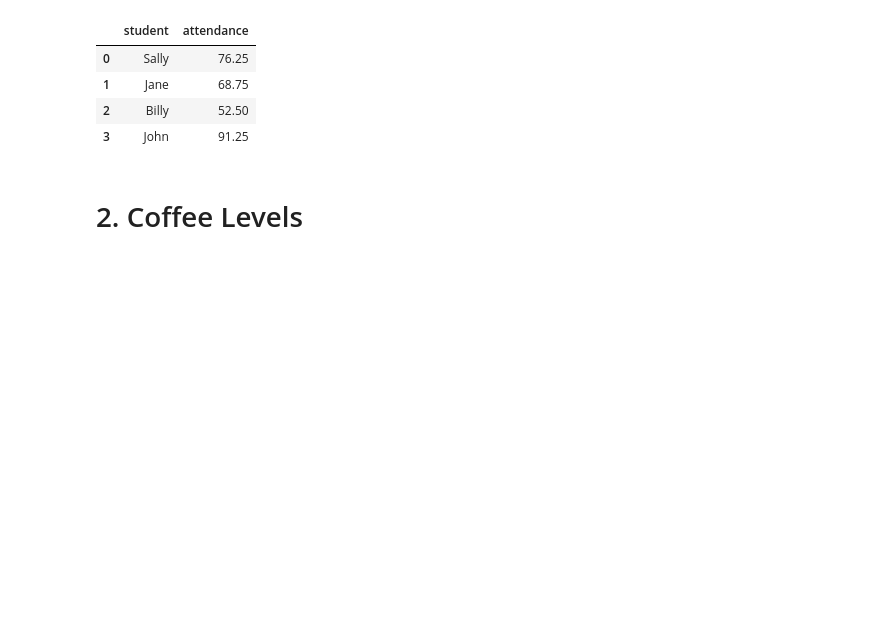
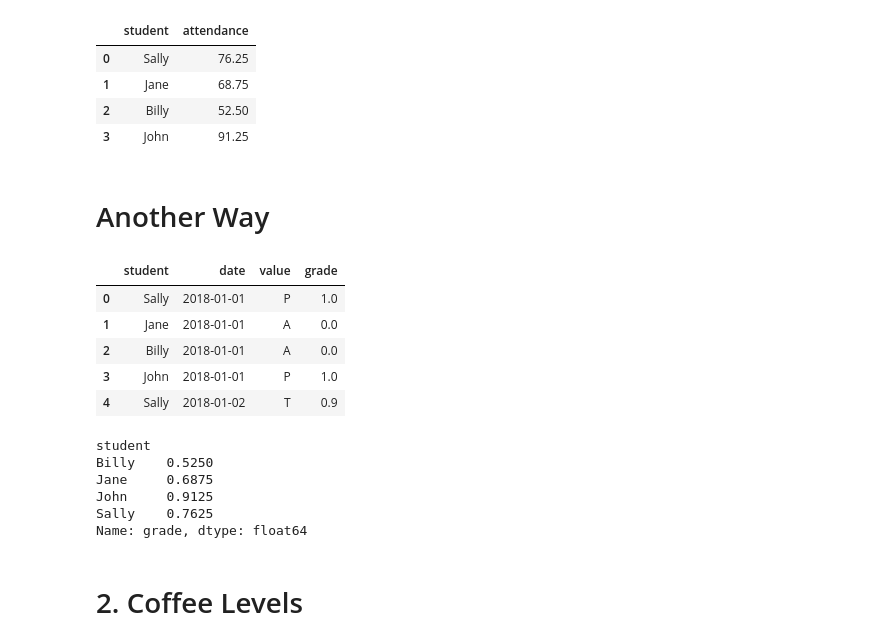
Before and after one commit to ThompsonBethany01/classification-exercises, a Jupyter notebook: tidy_data.ipynb, the cells around one changed output. Saved outputs shown, nothing was run; the diff lists cells and outputs as text; code cells hidden in the pictures; blank space fills up the shorter version.

```diff
--- a/tidy_data.ipynb
+++ b/tidy_data.ipynb
@@ -88,6 +88,42 @@ attendance_df.drop(columns,axis=1)
 | 1 | Jane | 68.75 |
 | 2 | Billy | 52.50 |
 | 3 | John | 91.25 |
+# %% [markdown]
+# Another Way
+# %%
+#loading data
+df2 = pd.read_csv('attendance.csv')
+# %%
+def attendance_grade(letter):
+    if letter == 'P':
+        return 1
+    elif letter == 'A':
+        return 0
+    elif letter == 'T':
+        return .9
+    elif letter == 'H':
+        return .5
+# %%
+df2 = df2.rename(columns={'Unnamed: 0':'student'})
+df2 = df2.melt(id_vars='student', var_name='date')
+df2['grade'] = df2.value.apply(attendance_grade)
+df2.head()
+# %% [output]
+|  | student | date | value | grade |
+| 0 | Sally | 2018-01-01 | P | 1.0 |
+| 1 | Jane | 2018-01-01 | A | 0.0 |
+| 2 | Billy | 2018-01-01 | A | 0.0 |
+| 3 | John | 2018-01-01 | P | 1.0 |
+| 4 | Sally | 2018-01-02 | T | 0.9 |
+# %%
+df2.groupby('student')['grade'].mean()
+# %% [output]
+student
+Billy    0.5250
+Jane     0.6875
+John     0.9125
+Sally    0.7625
+Name: grade, dtype: float64
 # %% [markdown]
 # 2. Coffee Levels
 # %% [markdown]
```
Also changed, not shown: parts of 2 cells of this notebook.
